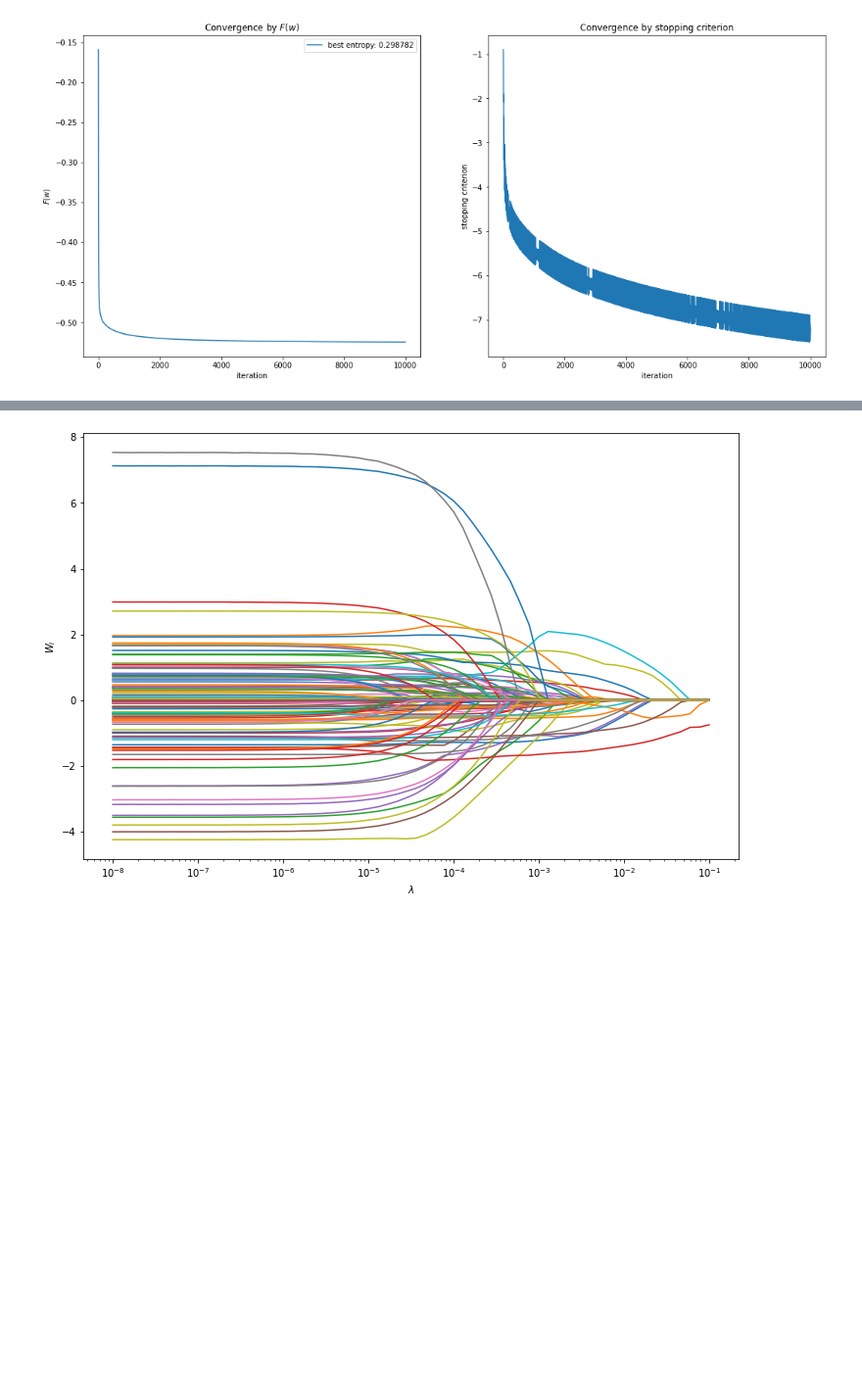
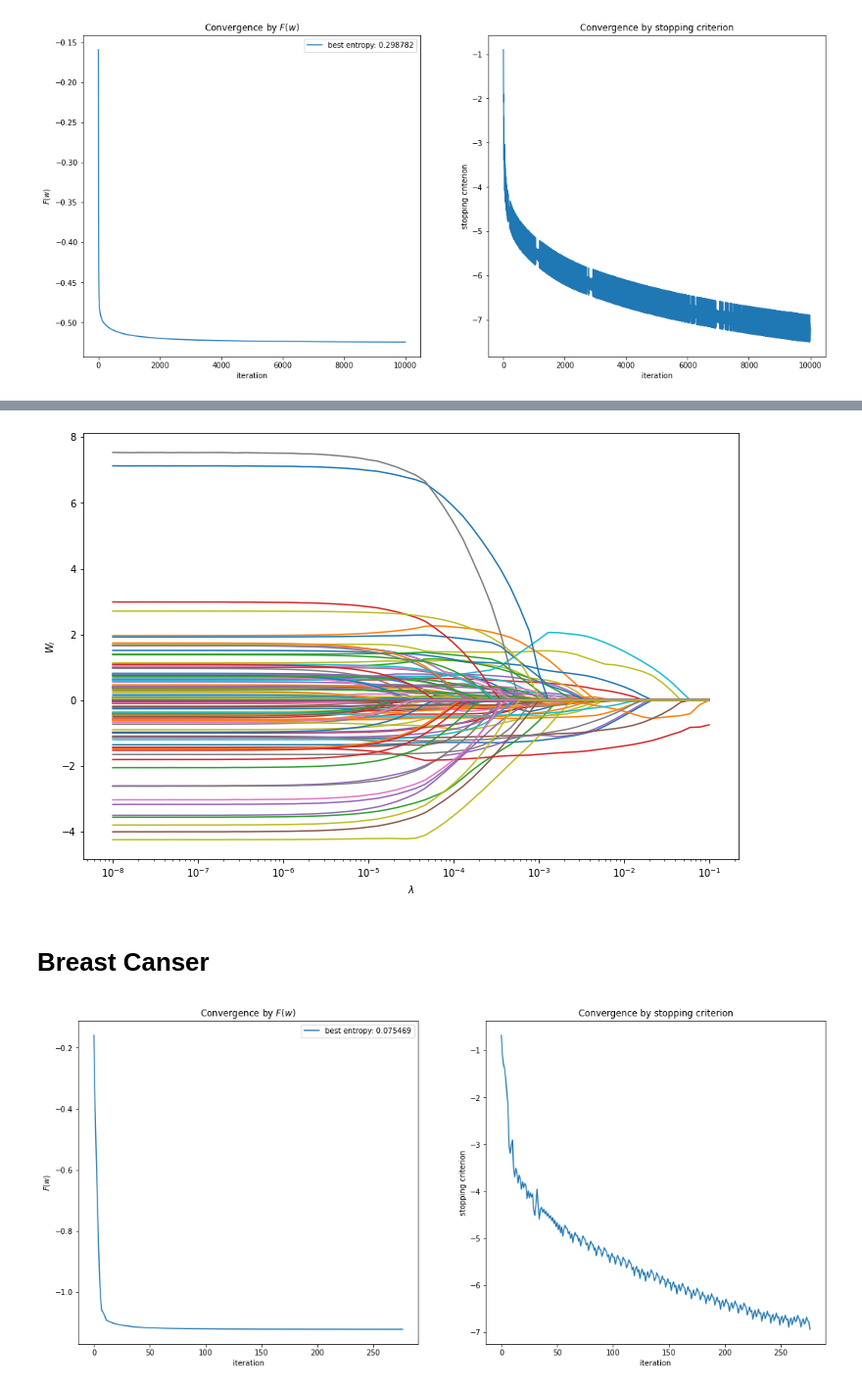
Before and after one commit to Howuhh/hse_optimization, a Jupyter notebook: hw4/prox_methods.ipynb, the cells around one changed output, grey strips where cells are left out. Shown at 98% size. Drawn from its saved outputs; the diff is of its cells as text; code cells hidden in the pictures; blank space fills up the shorter version.

```diff
--- a/hw4/prox_methods.ipynb
+++ b/hw4/prox_methods.ipynb
@@ -19,4 +29,10 @@ plot_lr(log)
 # %%
-plot_weights(log)
+plot_weights(a1a_log)
 # %% [output]
-[figure, old version]
+[figure, new version]
+# %% [markdown]
+# Breast Canser
+# %%
+plot_convergence(cancer_log)
+# %% [output]
+[figure, added]
```
Also changed, not shown: parts of 13 cells of this notebook, 6 other files.
